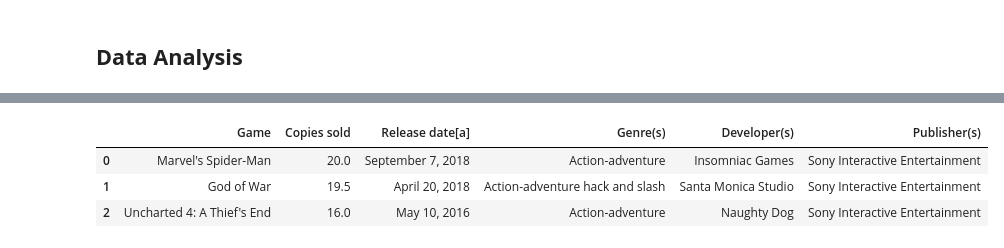
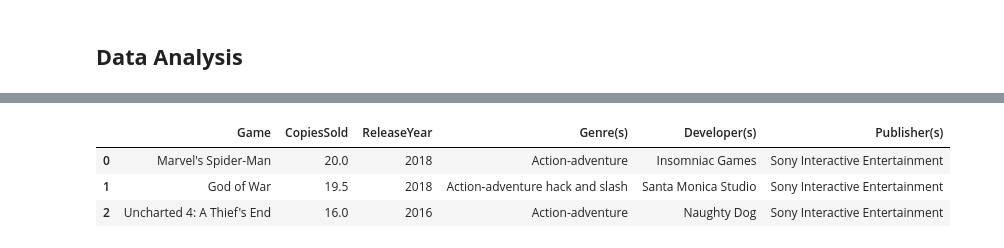
Before and after one commit to zakarm/best-selling-ps4-games, a Jupyter notebook: List_of_best_selling_PS4_games.ipynb, the cells around one changed output, grey strips where cells are left out. Drawn from its saved outputs; the diff is of its cells as text; code cells hidden in the pictures.

```diff
--- a/List_of_best_selling_PS4_games.ipynb
+++ b/List_of_best_selling_PS4_games.ipynb
@@ -25,12 +25,15 @@ df.describe()
 # %% [markdown]
 # **Data Preproccesing**
 # %%
+df.rename(columns={"Release date[a]": "ReleaseYear"}, inplace=True)
+df.rename(columns={"Copies sold": "CopiesSold"}, inplace=True)
 lst = []
-for i in df['Copies sold']:
+for i in df['CopiesSold']:
   lst.append(i.split()[0])
-df['Copies sold'] = lst
-df['Copies sold'] = pd.to_numeric(df["Copies sold"])
-df["Release date[a]"] = pd.to_datetime(df["Release date[a]"])
+df['CopiesSold'] = lst
+df['CopiesSold'] = pd.to_numeric(df["CopiesSold"])
+df["ReleaseYear"] = pd.to_datetime(df["ReleaseYear"])
+df["ReleaseYear"] = df["ReleaseYear"].dt.year
 # %% [markdown]
 ## **Data Analysis**
 # %%
@@ -39,10 +42,10 @@ barplot.show()
 # %% [output]
 [interactive output not drawn]
 # %%
-df[df["Copies sold"] >= 15]
+df[df["CopiesSold"] >= 15]
 # %% [output]
-|  | Game | Copies sold | Release date[a] | Genre(s) | Developer(s) | Publisher(s) |
-| 0 | Marvel's Spider-Man | 20.0 | September 7, 2018 | Action-adventure | Insomniac Games | Sony Interactive Entertainment |
-| 1 | God of War | 19.5 | April 20, 2018 | Action-adventure hack and slash | Santa Monica Studio | Sony Interactive Entertainment |
-| 2 | Uncharted 4: A Thief's End | 16.0 | May 10, 2016 | Action-adventure | Naughty Dog | Sony Interactive Entertainment |
+|  | Game | CopiesSold | ReleaseYear | Genre(s) | Developer(s) | Publisher(s) |
+| 0 | Marvel's Spider-Man | 20.0 | 2018 | Action-adventure | Insomniac Games | Sony Interactive Entertainment |
+| 1 | God of War | 19.5 | 2018 | Action-adventure hack and slash | Santa Monica Studio | Sony Interactive Entertainment |
+| 2 | Uncharted 4: A Thief's End | 16.0 | 2016 | Action-adventure | Naughty Dog | Sony Interactive Entertainment |
 # %%
```
Also changed, not shown: parts of 5 cells of this notebook, 1 other file.
